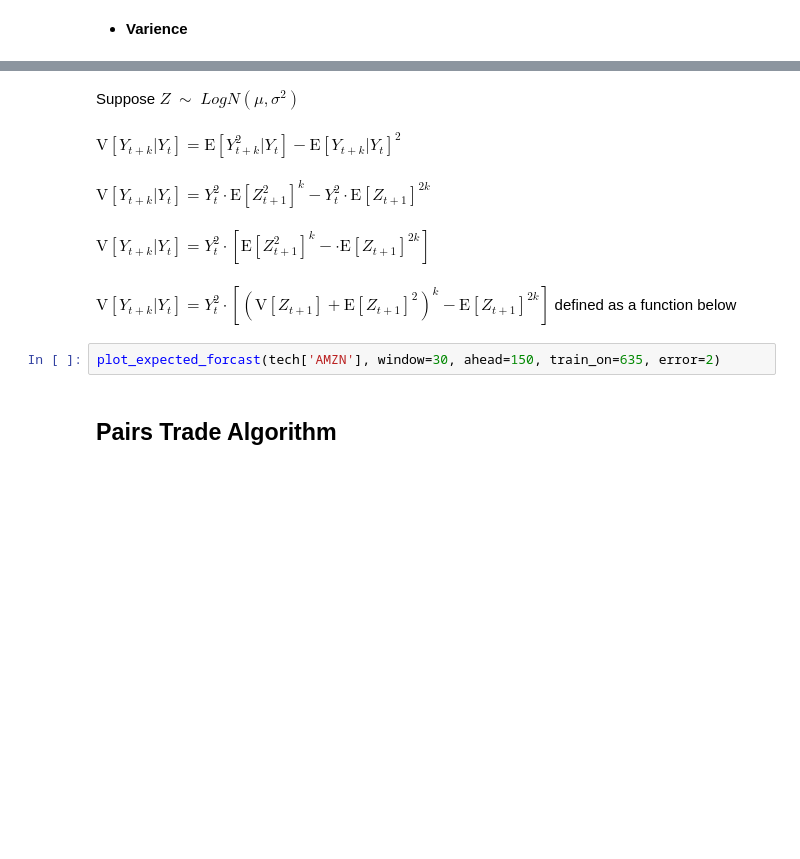
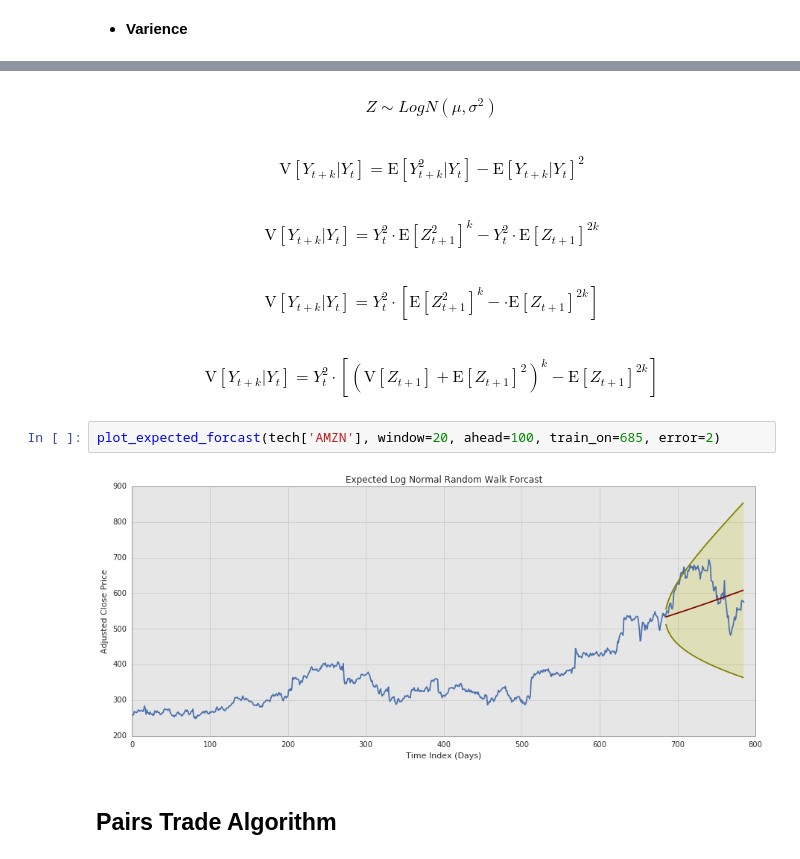
Before and after one commit to bbahmany/quant-finance, a Jupyter notebook: 06-Presentation.ipynb, the cells around one changed output, grey strips where cells are left out. Drawn from its saved outputs; the diff is of its cells as text; blank space fills up the shorter version.

```diff
--- a/06-Presentation.ipynb
+++ b/06-Presentation.ipynb
@@ -71,15 +81,17 @@ $\mathrm{E}[LogN(\mu, \sigma^2)] = (e^{\sigma^2}\!\!-1) e^{2\mu+\sigma^2}$
 # %% [markdown]
-Suppose $Z$ $\sim$  $LogN(\mu, \sigma^2)$
+$$ Z \sim  LogN(\mu, \sigma^2) $$
 # %% [markdown]
-$\mathrm{V}[Y_{t+k}|Y_t] = \mathrm{E}[Y^2_{t+k}|Y_t] - \mathrm{E}[Y_{t+k}|Y_t]^2$
+$$ \mathrm{V}[Y_{t+k}|Y_t] = \mathrm{E}[Y^2_{t+k}|Y_t] - \mathrm{E}[Y_{t+k}|Y_t]^2 $$
 # %% [markdown]
-$\mathrm{V}[Y_{t+k}|Y_t] = Y^2_t \cdot \mathrm{E}[Z^2_{t+1}]^k - Y^2_t \cdot \mathrm{E}[Z_{t+1}]^{2k}$
+$$ \mathrm{V}[Y_{t+k}|Y_t] = Y^2_t \cdot \mathrm{E}[Z^2_{t+1}]^k - Y^2_t \cdot \mathrm{E}[Z_{t+1}]^{2k} $$
 # %% [markdown]
-$\mathrm{V}[Y_{t+k}|Y_t] = Y^2_t \cdot [\mathrm{E}[Z^2_{t+1}]^k - \cdot \mathrm{E}[Z_{t+1}]^{2k}]$
+$$ \mathrm{V}[Y_{t+k}|Y_t] = Y^2_t \cdot [\mathrm{E}[Z^2_{t+1}]^k - \cdot \mathrm{E}[Z_{t+1}]^{2k}] $$
 # %% [markdown]
-$\mathrm{V}[Y_{t+k}|Y_t] = Y^2_t \cdot [(\mathrm{V}[Z_{t+1}] + \mathrm{E}[Z_{t+1}]^{2})^k - \mathrm{E}[Z_{t+1}]^{2k}]$ defined as a function below
+$$ \mathrm{V}[Y_{t+k}|Y_t] = Y^2_t \cdot [(\mathrm{V}[Z_{t+1}] + \mathrm{E}[Z_{t+1}]^{2})^k - \mathrm{E}[Z_{t+1}]^{2k}] $$
 # %%
-plot_expected_forcast(tech['AMZN'], window=30, ahead=150, train_on=635, error=2)
+plot_expected_forcast(tech['AMZN'], window=20, ahead=100, train_on=685, error=2)
+# %% [output]
+[figure, added]
 # %% [markdown]
 ## Pairs Trade Algorithm
 # %%
```
Also changed, not shown: parts of 18 cells of this notebook, 1 other file.
